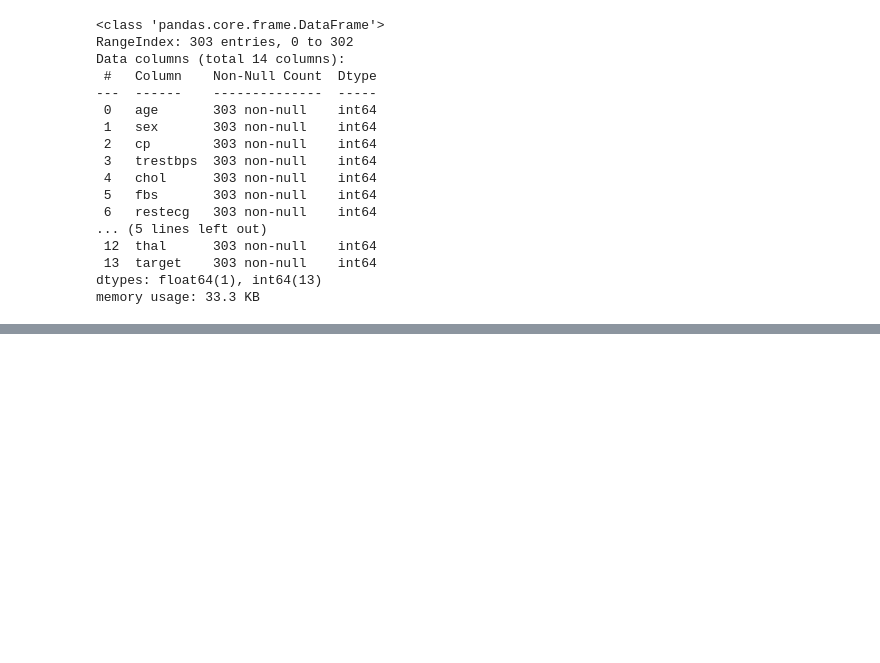
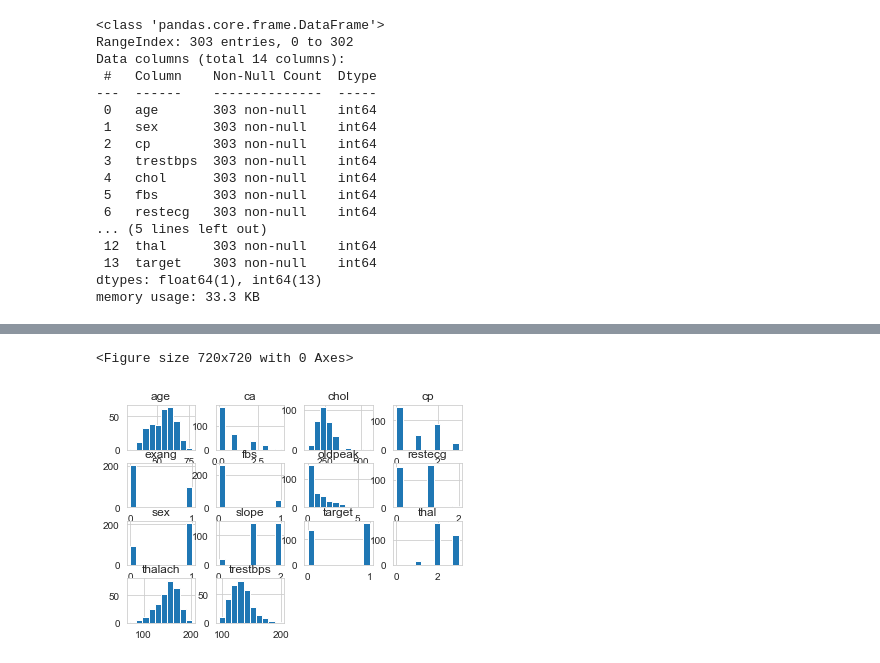
Before and after one commit to soumyadeep28/Data-Science, a Jupyter notebook: Internship_Mock_Projects/Projects/Heart_Disease/Heart Disease Prediction.ipynb, the cells around one changed output, grey strips where cells are left out. Drawn from its saved outputs; the diff is of its cells as text; code cells hidden in the pictures; blank space fills up the shorter version.

```diff
--- a/Internship_Mock_Projects/Projects/Heart_Disease/Heart Disease Prediction.ipynb
+++ b/Internship_Mock_Projects/Projects/Heart_Disease/Heart Disease Prediction.ipynb
@@ -51,0 +120,7 @@ memory usage: 33.3 KB
+# %%
+plt.figure(figsize=(10,10))
+data.hist()
+plt.show()
+# %% [output]
+<Figure size 720x720 with 0 Axes>
+[figure, added]
```
Also changed, not shown: parts of 29 cells of this notebook.
